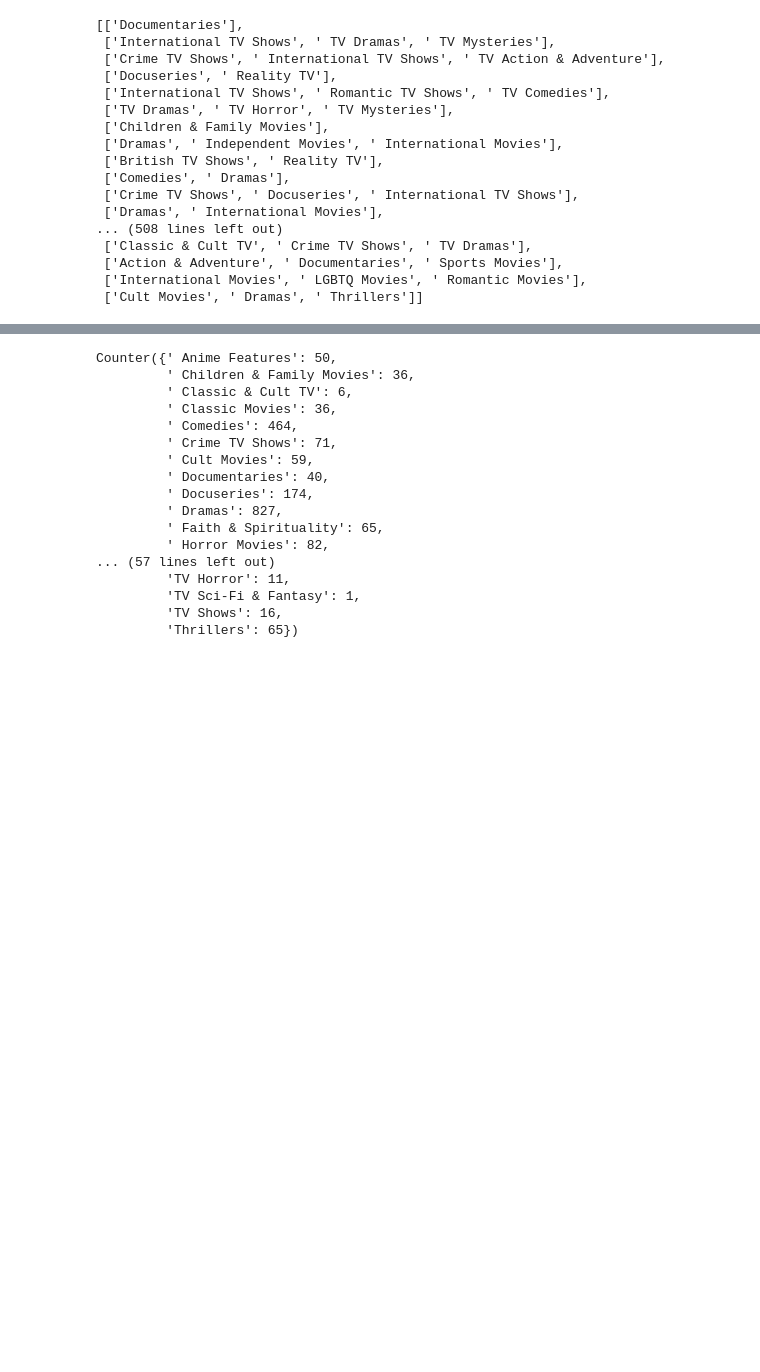
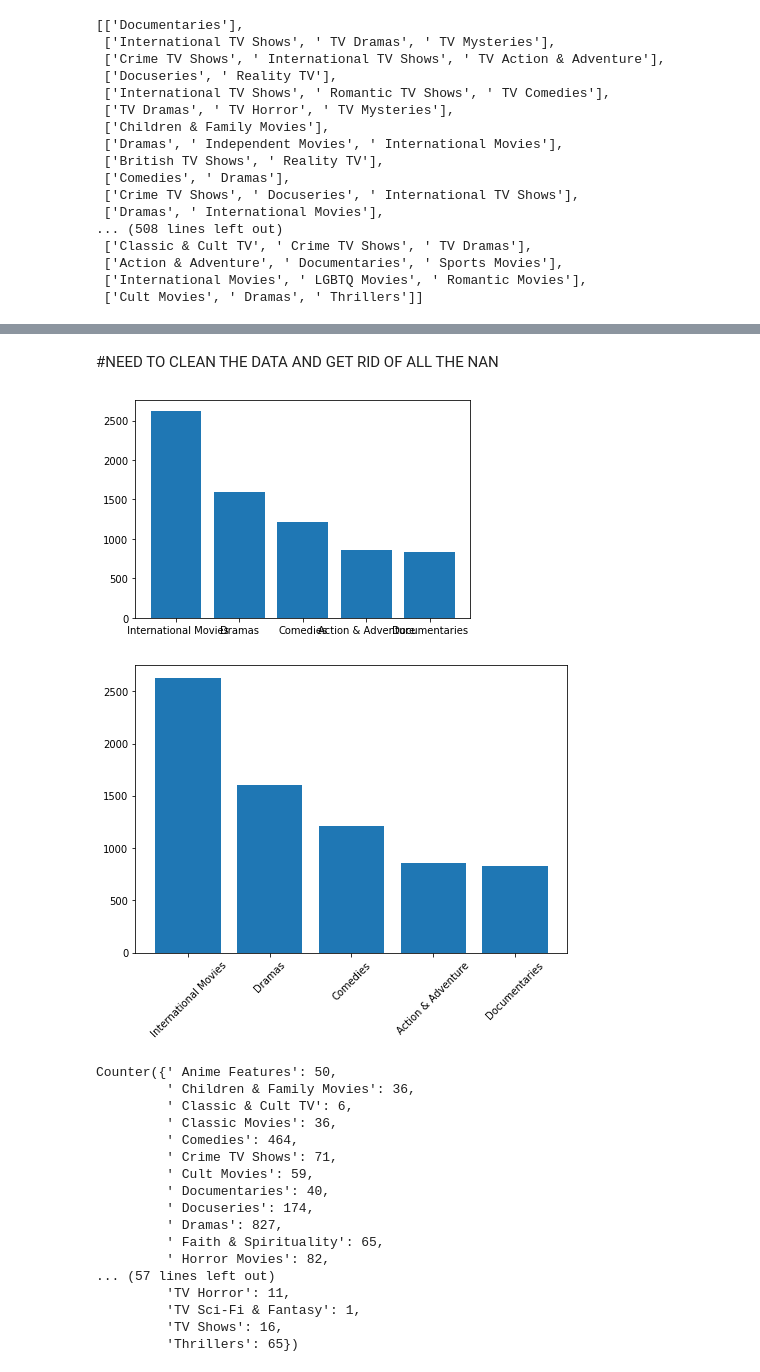
Before and after one commit to Cyber-Dust/DSCI250, a Jupyter notebook: zuckflix.ipynb, the cells around one changed output, grey strips where cells are left out. Drawn from its saved outputs; the diff is of its cells as text; code cells hidden in the pictures; blank space fills up the shorter version.

```diff
--- a/zuckflix.ipynb
+++ b/zuckflix.ipynb
@@ -149,3 +148,39 @@ TypeError: ignored
+# %% [markdown]
+#NEED TO CLEAN THE DATA AND GET RID OF ALL THE NAN
+# %%
+data = {' International Movies': 2624,
+ 'Dramas': 1600,
+ 'Comedies': 1210,
+ 'Action & Adventure': 859,
+ 'Documentaries': 829}
+
+# FIRST GRAPH
+names = list(data.keys())
+values = list(data.values())
+
+plt.bar(range(len(data)), values, tick_label=names)
+plt.show()
+
+# SECOND GRAPH
+
+fig = plt.figure()
+ax = fig.add_axes([0,0,1,1])
+
+ax.bar(names, values)
+#this one line of code tils the x axis
+plt.xticks(rotation=45)
+plt.show()
+
+# THIRD GRAPH with tilted X axis
+# ds = pd.Series(data)
+# ax = sns.countplot(x="Column", data=ds)
+
+# ax.set_xticklabels(ax.get_xticklabels(), rotation=40, ha="right")
+# plt.tight_layout()
+# plt.show()
+# %% [output]
+[figure, added]
+[figure, added]
 # %%
 genre_list
 # %% [output]
```
Also changed, not shown: parts of 5 cells of this notebook.
